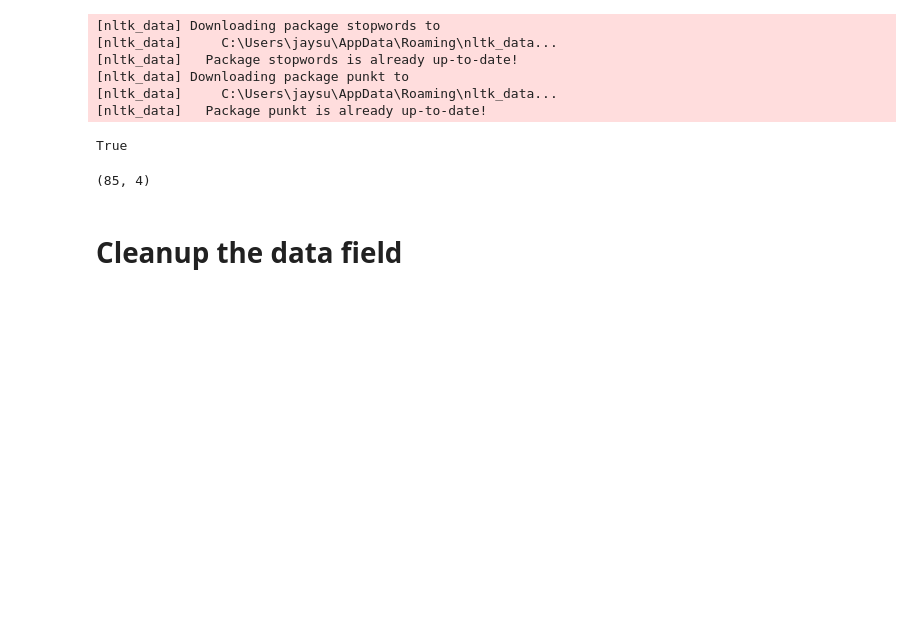
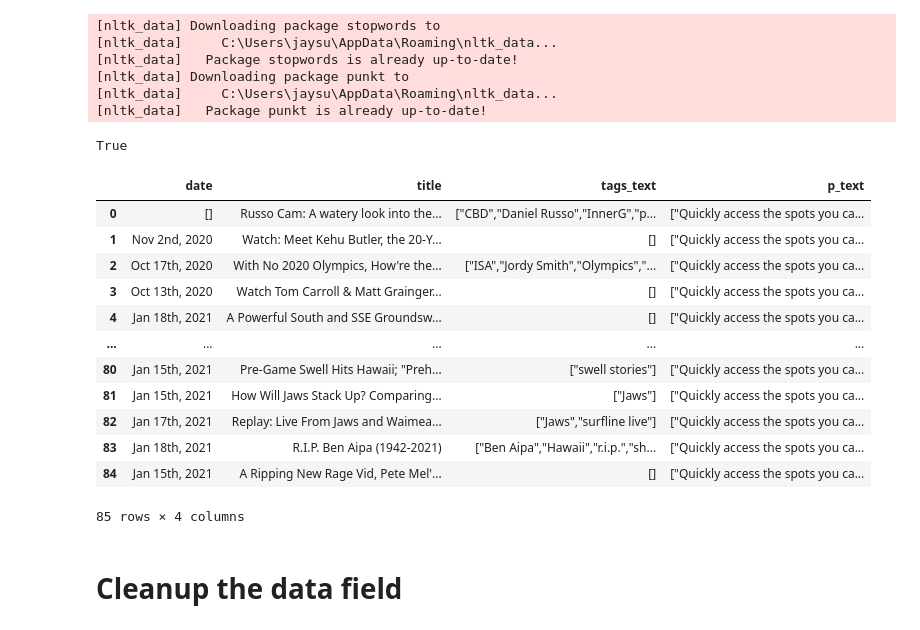
Before and after one commit to jaysueno/webscraping_surfline_blog, a Jupyter notebook: data_cleanup_notebook.ipynb, the cells around one changed output. Saved outputs shown, nothing was run; the diff lists cells and outputs as text; code cells hidden in the pictures; blank space fills up the shorter version.

```diff
--- a/data_cleanup_notebook.ipynb
+++ b/data_cleanup_notebook.ipynb
@@ -22,9 +22,21 @@ True
 df = pd.read_csv('data/surfline_news_scrape.csv')
 # %%
 df = df[['date', 'title', 'tags_text', 'p_text']]
-df.shape
+df
 # %% [output]
+|  | date | title | tags_text | p_text |
+| 0 | [] | Russo Cam: A watery look into the... | ["CBD","Daniel Russo","InnerG","p... | ["Quickly access the spots you ca... |
+| 1 | Nov 2nd, 2020 | Watch: Meet Kehu Butler, the 20-Y... | [] | ["Quickly access the spots you ca... |
+| 2 | Oct 17th, 2020 | With No 2020 Olympics, How're the... | ["ISA","Jordy Smith","Olympics","... | ["Quickly access the spots you ca... |
+| 3 | Oct 13th, 2020 | Watch Tom Carroll & Matt Grainger... | [] | ["Quickly access the spots you ca... |
+| 4 | Jan 18th, 2021 | A Powerful South and SSE Groundsw... | [] | ["Quickly access the spots you ca... |
+| ... | ... | ... | ... | ... |
+| 80 | Jan 15th, 2021 | Pre-Game Swell Hits Hawaii; "Preh... | ["swell stories"] | ["Quickly access the spots you ca... |
+| 81 | Jan 15th, 2021 | How Will Jaws Stack Up? Comparing... | ["Jaws"] | ["Quickly access the spots you ca... |
+| 82 | Jan 17th, 2021 | Replay: Live From Jaws and Waimea... | ["Jaws","surfline live"] | ["Quickly access the spots you ca... |
+| 83 | Jan 18th, 2021 | R.I.P. Ben Aipa (1942-2021) | ["Ben Aipa","Hawaii","r.i.p.","sh... | ["Quickly access the spots you ca... |
+| 84 | Jan 15th, 2021 | A Ripping New Rage Vid, Pete Mel'... | [] | ["Quickly access the spots you ca... |
-(85, 4)
+85 rows × 4 columns
 # %% [markdown]
 # Cleanup the data field
 # %%
```
Also changed, not shown: parts of 6 cells of this notebook, 1 other file.
